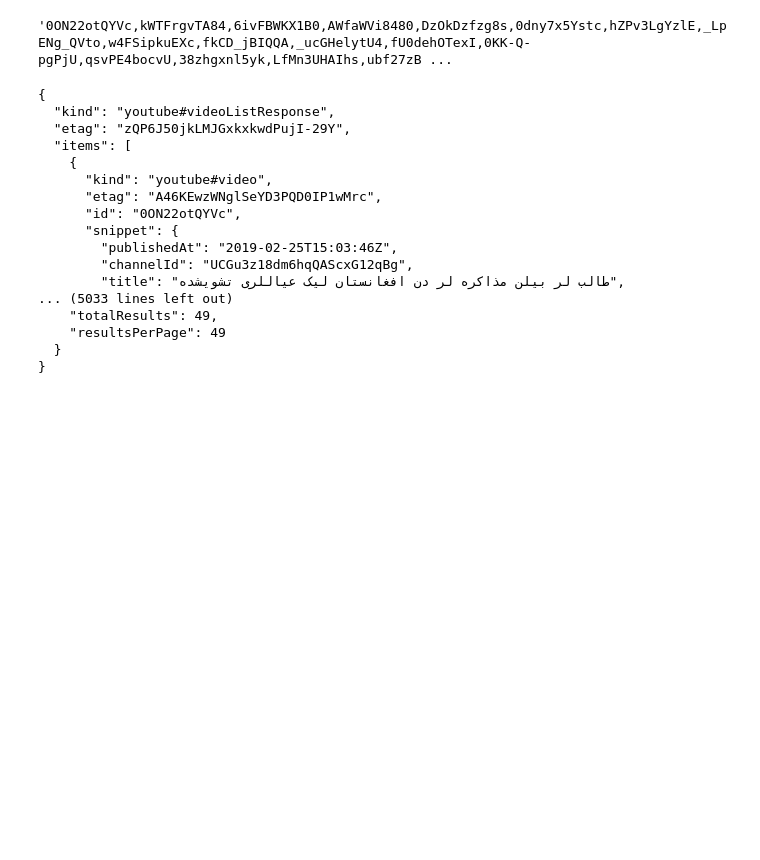
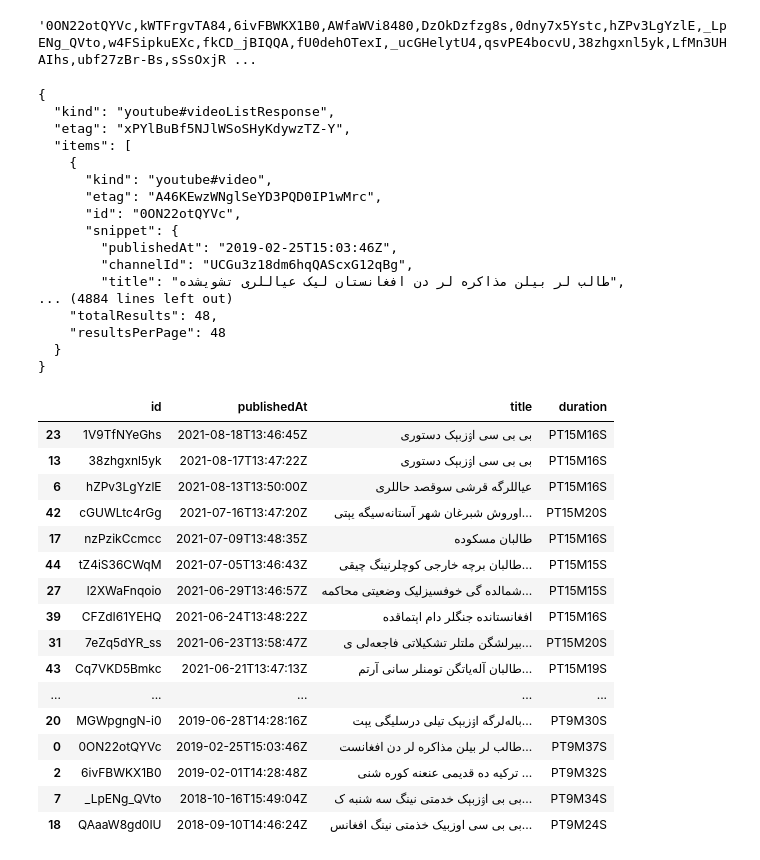
Before and after one commit to kebuhcah/experiments, a Jupyter notebook: youtube/youtube_api_test.ipynb, the cells around one changed output. Cells and saved outputs as stored; diff of their text form; code cells hidden in the pictures; blank space fills up the shorter version.

Commit message:
extract video fields (todo: fix query to get latest!)

```diff
--- a/youtube/youtube_api_test.ipynb
+++ b/youtube/youtube_api_test.ipynb
@@ -34,23 +34,24 @@ with urllib.request.urlopen(url) as f:
     }
   ]
 }
-# %%
-videoIds = ','.join(item['id']['videoId']
-                    for item in json.loads(searchResult)['items'] if item['id']['kind'] == 'youtube#video')
-videoIds
-# %% [output]
-'0ON22otQYVc,kWTFrgvTA84,6ivFBWKX1B0,AWfaWVi8480,DzOkDzfzg8s,0dny7x5Ystc,hZPv3LgYzlE,_LpENg_QVto,w4FSipkuEXc,fkCD_jBIQQA,_ucGHelytU4,fU0dehOTexI,0KK-Q-pgPjU,qsvPE4bocvU,38zhgxnl5yk,LfMn3UHAIhs,ubf27zB ...
+# %%
+videoIds = ','.join(item['id']['videoId']
+                    for item in json.loads(searchResult)['items'] if item['id']['kind'] == 'youtube#video')
+videoIds
+# %% [output]
+'0ON22otQYVc,kWTFrgvTA84,6ivFBWKX1B0,AWfaWVi8480,DzOkDzfzg8s,0dny7x5Ystc,hZPv3LgYzlE,_LpENg_QVto,w4FSipkuEXc,fkCD_jBIQQA,fU0dehOTexI,_ucGHelytU4,qsvPE4bocvU,38zhgxnl5yk,LfMn3UHAIhs,ubf27zBr-Bs,sSsOxjR ...
 # %%
 url = ('https://www.googleapis.com/youtube/v3/videos?id={}&key={}&maxResults=50'.format(videoIds, key)
       + '&part=snippet,contentDetails')
 
 with urllib.request.urlopen(url) as f:
     videoResult = f.read().decode('utf-8')
+    videoJson = json.loads(videoResult)
     print(videoResult)
 # %% [output]
 {
   "kind": "youtube#videoListResponse",
-  "etag": "zQP6J50jkLMJGxkxkwdPujI-29Y",
+  "etag": "xPYlBuBf5NJlWSoSHyKdywzTZ-Y",
   "items": [
     {
       "kind": "youtube#video",
@@ -60,8 +61,42 @@ with urllib.request.urlopen(url) as f:
         "publishedAt": "2019-02-25T15:03:46Z",
         "channelId": "UCGu3z18dm6hqQAScxG12qBg",
         "title": "طالب لر بیلن مذاکره لر دن افغانستان لیک عیاللری تشویشده",
-... (5033 lines left out)
-    "totalResults": 49,
-    "resultsPerPage": 49
+... (4884 lines left out)
+    "totalResults": 48,
+    "resultsPerPage": 48
   }
 }
+# %%
+itemRows = []
+
+for item in videoJson['items']:
+    itemRow = {'id': item['id']}
+    for snippetKey in item['snippet'].keys():
+        itemRow[snippetKey] = str(item['snippet'][snippetKey])
+    itemRow['duration'] = item['contentDetails']['duration']
+    itemRow['licensedContent'] = item['contentDetails']['licensedContent']
+
+
+    itemRows.append(itemRow)
+
+itemDf = pd.DataFrame(itemRows)[['id', 'publishedAt', 'title', 'duration']].sort_values('publishedAt', ascending=False)
+
+itemDf
+# %% [output]
+|  | id | publishedAt | title | duration |
+| 23 | 1V9TfNYeGhs | 2021-08-18T13:46:45Z | بی بی سی اۉزبېک دستوری | PT15M16S |
+| 13 | 38zhgxnl5yk | 2021-08-17T13:47:22Z | بی بی سی اۉزبېک دستوری | PT15M16S |
+| 6 | hZPv3LgYzlE | 2021-08-13T13:50:00Z | عیاللرگه قرشی سوقصد حاللری | PT15M16S |
+| 42 | cGUWLtc4rGg | 2021-07-16T13:47:20Z | اوروش شبرغان شهر آستانه‌سیگه یېتی... | PT15M20S |
+| 17 | nzPzikCcmcc | 2021-07-09T13:48:35Z | طالبان مسکوده | PT15M16S |
+| 44 | tZ4iS36CWqM | 2021-07-05T13:46:43Z | طالبان برچه‌ خارجی کوچلرنینگ چیقی... | PT15M15S |
+| 27 | l2XWaFnqoio | 2021-06-29T13:46:57Z | شمالده گی خوفسیزلیک وضعیتی محاکمه... | PT15M15S |
+| 39 | CFZdI61YEHQ | 2021-06-24T13:48:22Z | افغانستانده جنگلر دام اېتماقده | PT15M16S |
+| 31 | 7eZq5dYR_ss | 2021-06-23T13:58:47Z | بیرلشگن ملتلر تشکیلاتی فاجعه‌لی ی... | PT15M20S |
+| 43 | Cq7VKD5Bmkc | 2021-06-21T13:47:13Z | طالبان آله‌یاتگن تومنلر سانی آرتم... | PT15M19S |
+| ... | ... | ... | ... | ... |
+| 20 | MGWpgngN-i0 | 2019-06-28T14:28:16Z | باله‌لرگه اۉزبېک تیلی درسلیگی یېت... | PT9M30S |
+| 0 | 0ON22otQYVc | 2019-02-25T15:03:46Z | طالب لر بیلن مذاکره لر دن افغانست... | PT9M37S |
+| 2 | 6ivFBWKX1B0 | 2019-02-01T14:28:48Z | ترکيه‌ ده قدیمی عنعنه‌ کوره ‌شنی ... | PT9M32S |
+| 7 | _LpENg_QVto | 2018-10-16T15:49:04Z | بی بی اۉزبېک خدمتی نینگ سه شنبه ک... | PT9M34S |
+| 18 | QAaaW8gd0IU | 2018-09-10T14:46:24Z | بی بی سی اوزبیک خذمتی نینگ افغانس... | PT9M24S |
```
Also changed, not shown: parts of 3 cells of this notebook.
